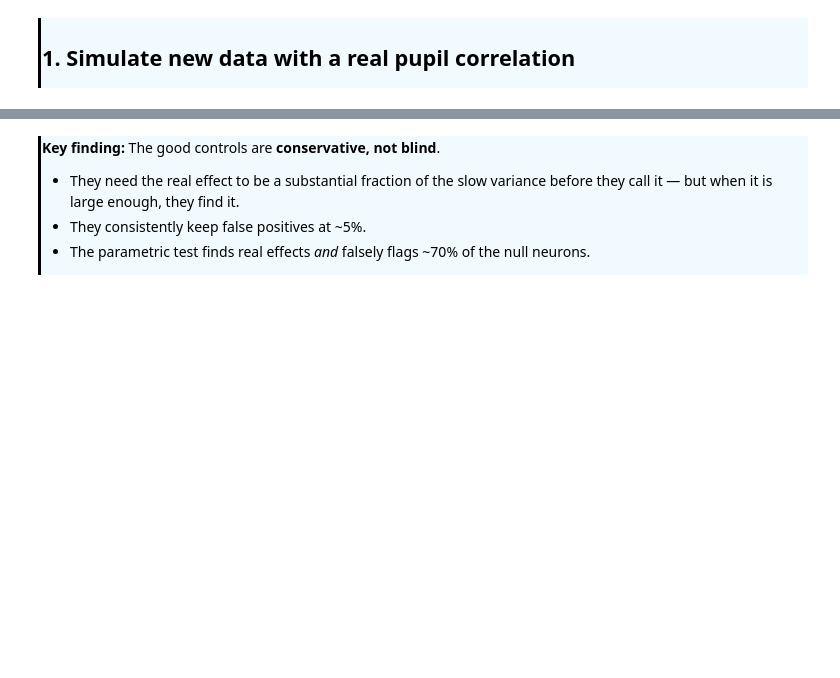
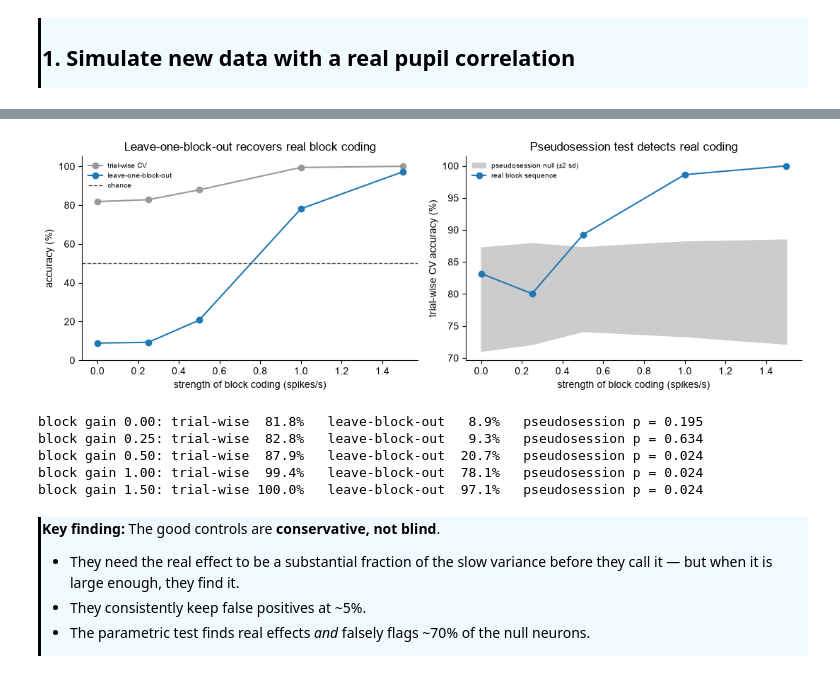
Before and after one commit to AllenSWDB/SWDB_2026_Good_Analysis, a Jupyter notebook: code/GoodAnalysis-Workshop2_solutions.ipynb, the cells around one changed output, grey strips where cells are left out. Saved outputs shown, nothing was run; the diff lists cells and outputs as text; code cells hidden in the pictures; blank space fills up the shorter version.

```diff
--- a/code/GoodAnalysis-Workshop2_solutions.ipynb
+++ b/code/GoodAnalysis-Workshop2_solutions.ipynb
@@ -236,7 +237,7 @@ We will now build the full simulated dataset in three steps.
 rng = np.random.default_rng(SEED)
 
 # --- the task variable: alternating +/-1 blocks
-block_values, block_ids = make_blocks(rng)
+block_values, block_ids = make_blocks(rng, n_blocks=N_BLOCKS, lo=BLOCK_LEN[0], hi=BLOCK_LEN[1], n_trials=None)
 
 n_trials  = len(block_values)                   # number of trials generated
 per_trial = int(round(TRIAL_DUR / DT))          # timepoints in one trial
@@ -260,7 +261,7 @@ spikes  = rng.poisson(rate * DT)              # shape: (neurons, timepoints)
 pupil = 0.5 + 0.15 * slow_traces(rng, 1, n_trials, PUPIL_TAU / TRIAL_DUR)[0]
 
 print(f'{N_NEURONS} neurons, {n_trials} trials ({n_trials*TRIAL_DUR/60:.1f} min), {N_BLOCKS} blocks')
-print(f'Firing rates: {rate.min():.1f} – {rate.max():.1f} spikes/s (mean {rate.mean():.1f})')
+print(f'Firing rates: {rate.min():.1f} - {rate.max():.1f} spikes/s (mean {rate.mean():.1f})')
 print(f'{spikes.sum():,} spikes total')
 # %% [output]
 100 neurons, 511 trials (8.5 min), 10 blocks
@@ -1918,7 +1853,5 @@ Above we asked whether the pupil tests can detect a real pupil signal. Now repea
 # %%
-# YOUR CODE HERE
-
-# 1. Define a range of block coding strengths to sweep over and set the number of pseudosession draws:
+# Define a range of block coding strengths to sweep over and set the number of pseudosession draws:
 BLOCK_GAINS    = [0.0, 0.25, 0.5, 1.0, 1.5]
 N_PSEUDO_SWEEP = 40
 
@@ -1928,15 +1861,15 @@ tw, bo, real_acc, null_mean, null_sd, pp = [], [], [], [], [], []
 
 for gain in BLOCK_GAINS:
 
-    # 2. Simulate a new session per block gain
+    # Simulate a new session per block gain
     rb = np.random.default_rng(202)
     Xb = simulate(rb, block_gain=gain).T          # (trials, neurons)
 
-    # 3. Run trial-wise CV and leave-one-block-out accuracy
+    # Run trial-wise CV and leave-one-block-out accuracy
     tw.append(trialwise_cv(Xb, y))
     bo.append(blockout_cv(Xb, y, block_ids).mean())
 
-    # 4. Build a pseudosession null distribution: trial-wise CV on random block sequences
+    # Build a pseudosession null distribution: trial-wise CV on random block sequences
     null = np.array([trialwise_cv(Xb, make_blocks(rb, n_trials=n_trials)[0], folds=5)
                      for _ in range(N_PSEUDO_SWEEP)])
     real = trialwise_cv(Xb, y, folds=5)
@@ -1946,31 +1879,41 @@ for gain in BLOCK_GAINS:
     null_sd.append(null.std())
     pp.append((np.sum(null >= real) + 1) / (N_PSEUDO_SWEEP + 1))   # one-sided p-value
 
 null_mean, null_sd = np.array(null_mean), np.array(null_sd)
 
-# 5. Plot the results:
+# Plot the results:
 fig, axes = plt.subplots(1, 2, figsize=(11, 3.8))
 
 # Left: trial-wise CV vs LOBO
 axes[0].plot(BLOCK_GAINS, np.array(tw) * 100, 'o-', color='0.6', label='trial-wise CV')
 axes[0].plot(BLOCK_GAINS, np.array(bo) * 100, 'o-', color='tab:blue', label='leave-one-block-out')
 axes[0].axhline(50, color='0.3', ls='--', lw=1, label='chance')
 axes[0].set_ylim(0, 105)
 axes[0].set_ylabel('accuracy (%)')
 axes[0].set_title('Leave-one-block-out recovers real block coding')
 
 # Right: pseudosession null band vs real accuracy
 axes[1].fill_between(BLOCK_GAINS, (null_mean - 2*null_sd)*100,
                      (null_mean + 2*null_sd)*100, color='0.8',
                      label='pseudosession null (±2 sd)')
 axes[1].plot(BLOCK_GAINS, np.array(real_acc) * 100, 'o-', color='tab:blue',
              label='real block sequence')
 axes[1].set_ylabel('trial-wise CV accuracy (%)')
 axes[1].set_title('Pseudosession test detects real coding')
 
 for ax in axes:
     ax.set_xlabel('strength of block coding (spikes/s)')
     ax.legend(frameon=False, fontsize=7, loc='upper left')
 
 plt.tight_layout()
 plt.show()
+for g, a, b, p in zip(BLOCK_GAINS, tw, bo, pp):
+    print(f'block gain {g:4.2f}: trial-wise {a*100:5.1f}%   leave-block-out {b*100:5.1f}%   '
+          f'pseudosession p = {p:.3f}')
+# %% [output]
+[figure, added]
+block gain 0.00: trial-wise  81.8%   leave-block-out   8.9%   pseudosession p = 0.195
+block gain 0.25: trial-wise  82.8%   leave-block-out   9.3%   pseudosession p = 0.634
+block gain 0.50: trial-wise  87.9%   leave-block-out  20.7%   pseudosession p = 0.024
+block gain 1.00: trial-wise  99.4%   leave-block-out  78.1%   pseudosession p = 0.024
+block gain 1.50: trial-wise 100.0%   leave-block-out  97.1%   pseudosession p = 0.024
```
Also changed, not shown: parts of 23 cells of this notebook.
